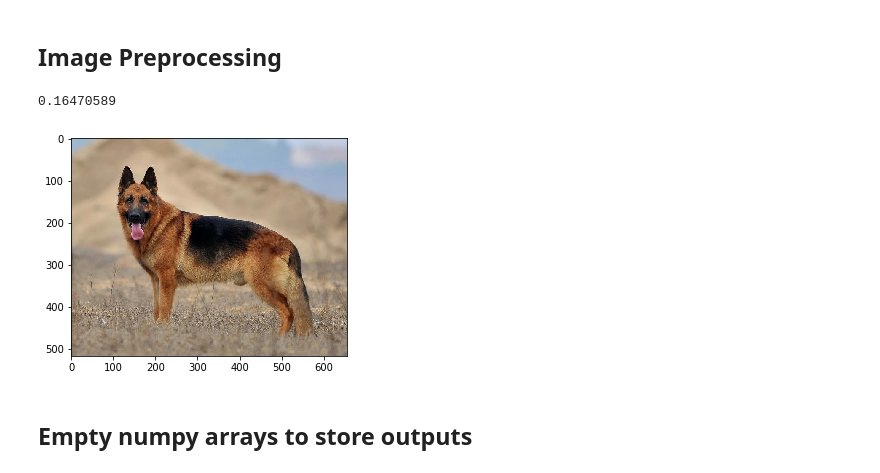
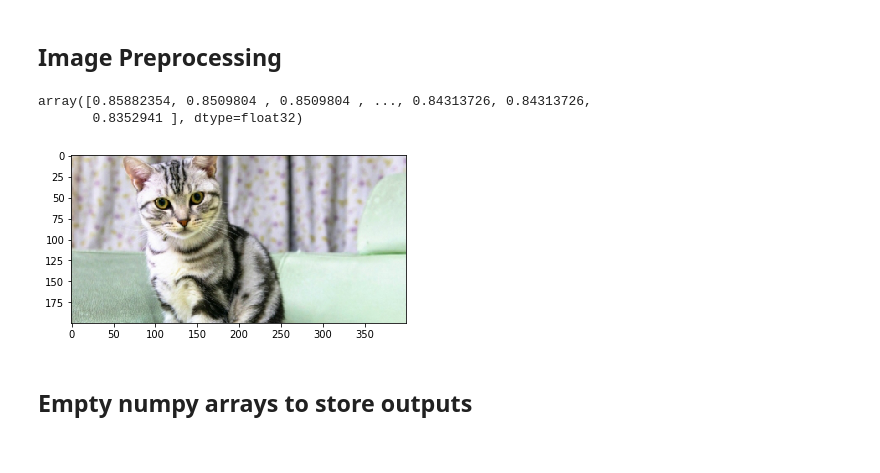
Before and after one commit to tirumalnaidu/opencl-hls-cnn-accelerator, a Jupyter notebook: pyopencl_model/pyopencl.ipynb, the cells around one changed output. Cells and saved outputs as stored; diff of their text form; code cells hidden in the pictures.

```diff
--- a/pyopencl_model/pyopencl.ipynb
+++ b/pyopencl_model/pyopencl.ipynb
@@ -114,22 +114,27 @@ Time taken to transfer: 18.162 sec
 # %% [markdown]
 ## Image Preprocessing
 # %%
-im_path = r'../images/dog.jpg'
+im_path = r'../images/cat.jpg'
 im = Image.open(im_path)
 
 #visualize the image
 imshow(im)
 
 #preprocessing of the imput image
 transform = transforms.Compose([
     transforms.Resize((256,256)),
     transforms.ToTensor()
 ])
 im_input = transform(im)
-h_input[100000]
+h_input = im_input.numpy().reshape(-1).astype(np.float32)
+h_input
+fp = open('img.h', 'w')
+np.savetxt( fp, h_input,  '%f,')
+h_input
 # %% [output]
-0.16470589
+array([0.85882354, 0.8509804 , 0.8509804 , ..., 0.84313726, 0.84313726,
+       0.8352941 ], dtype=float32)
-[figure, old version]
+[figure, new version]
 # %% [markdown]
 ## Empty numpy arrays to store outputs
 # %%
```
Also changed, not shown: parts of 8 cells of this notebook, 6 other files.
